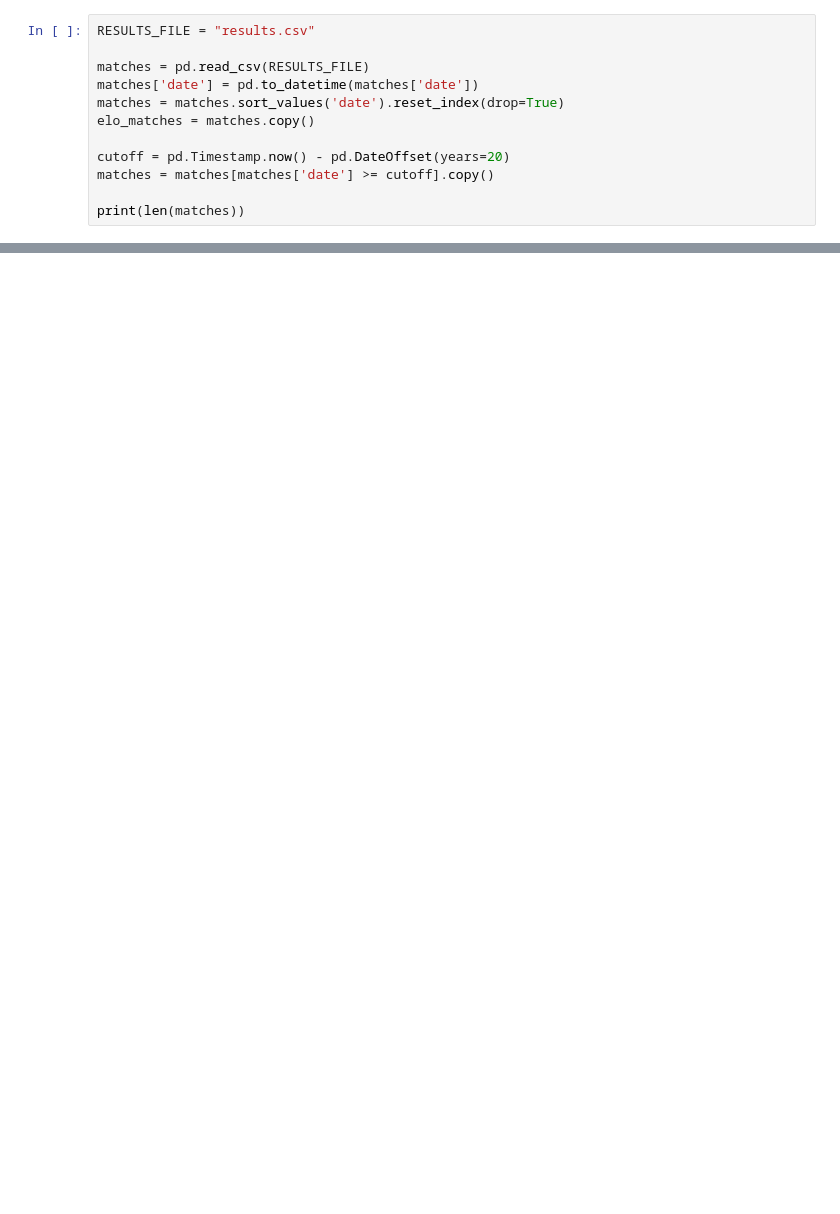
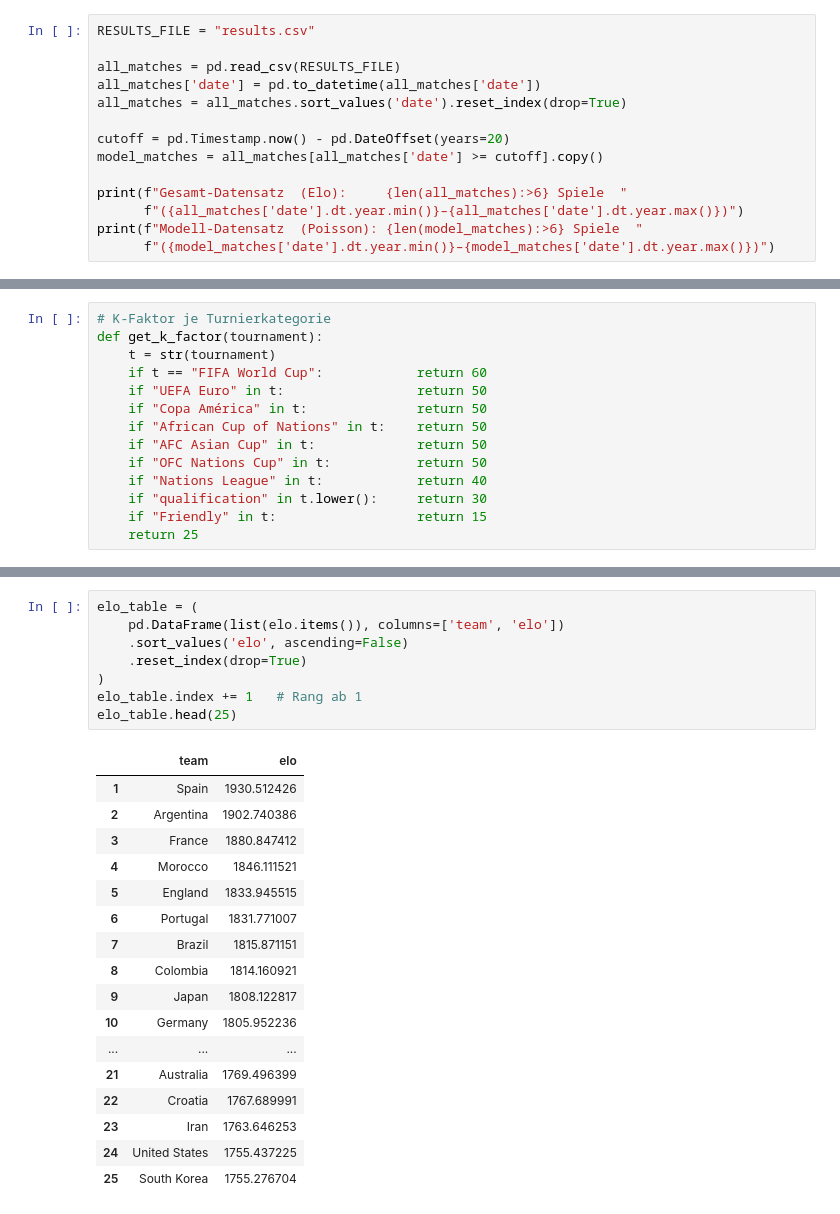
Before and after one commit to Giuliano99/wm26-predictions, a Jupyter notebook: WM_Prediction_2026_v2_ELO.ipynb, the cells around one changed output, grey strips where cells are left out. Cells and saved outputs as stored; diff of their text form; blank space fills up the shorter version.

```diff
--- a/WM_Prediction_2026_v2_ELO.ipynb
+++ b/WM_Prediction_2026_v2_ELO.ipynb
@@ -17,13 +45,15 @@ from scipy.stats import poisson
 # %%
 RESULTS_FILE = "results.csv"
 
-matches = pd.read_csv(RESULTS_FILE)
-matches['date'] = pd.to_datetime(matches['date'])
-matches = matches.sort_values('date').reset_index(drop=True)
-elo_matches = matches.copy()
+all_matches = pd.read_csv(RESULTS_FILE)
+all_matches['date'] = pd.to_datetime(all_matches['date'])
+all_matches = all_matches.sort_values('date').reset_index(drop=True)
 
 cutoff = pd.Timestamp.now() - pd.DateOffset(years=20)
-matches = matches[matches['date'] >= cutoff].copy()
+model_matches = all_matches[all_matches['date'] >= cutoff].copy()
 
-print(len(matches))
+print(f"Gesamt-Datensatz  (Elo):     {len(all_matches):>6} Spiele  "
+      f"({all_matches['date'].dt.year.min()}–{all_matches['date'].dt.year.max()})")
+print(f"Modell-Datensatz  (Poisson): {len(model_matches):>6} Spiele  "
+      f"({model_matches['date'].dt.year.min()}–{model_matches['date'].dt.year.max()})")
 # %% [output]
@@ -30,0 +69,14 @@ print(len(matches))
+# %%
+# K-Faktor je Turnierkategorie
+def get_k_factor(tournament):
+    t = str(tournament)
+    if t == "FIFA World Cup":            return 60
+    if "UEFA Euro" in t:                 return 50
+    if "Copa América" in t:              return 50
+    if "African Cup of Nations" in t:    return 50
+    if "AFC Asian Cup" in t:             return 50
+    if "OFC Nations Cup" in t:           return 50
+    if "Nations League" in t:            return 40
+    if "qualification" in t.lower():     return 30
+    if "Friendly" in t:                  return 15
+    return 25
@@ -32,0 +136,26 @@ print(len(matches))
+# %%
+elo_table = (
+    pd.DataFrame(list(elo.items()), columns=['team', 'elo'])
+    .sort_values('elo', ascending=False)
+    .reset_index(drop=True)
+)
+elo_table.index += 1   # Rang ab 1
+elo_table.head(25)
+# %% [output]
+|  | team | elo |
+| 1 | Spain | 1930.512426 |
+| 2 | Argentina | 1902.740386 |
+| 3 | France | 1880.847412 |
+| 4 | Morocco | 1846.111521 |
+| 5 | England | 1833.945515 |
+| 6 | Portugal | 1831.771007 |
+| 7 | Brazil | 1815.871151 |
+| 8 | Colombia | 1814.160921 |
+| 9 | Japan | 1808.122817 |
+| 10 | Germany | 1805.952236 |
+| ... | ... | ... |
+| 21 | Australia | 1769.496399 |
+| 22 | Croatia | 1767.689991 |
+| 23 | Iran | 1763.646253 |
+| 24 | United States | 1755.437225 |
+| 25 | South Korea | 1755.276704 |
```
Also changed, not shown: parts of 32 cells of this notebook, 1 other file.
